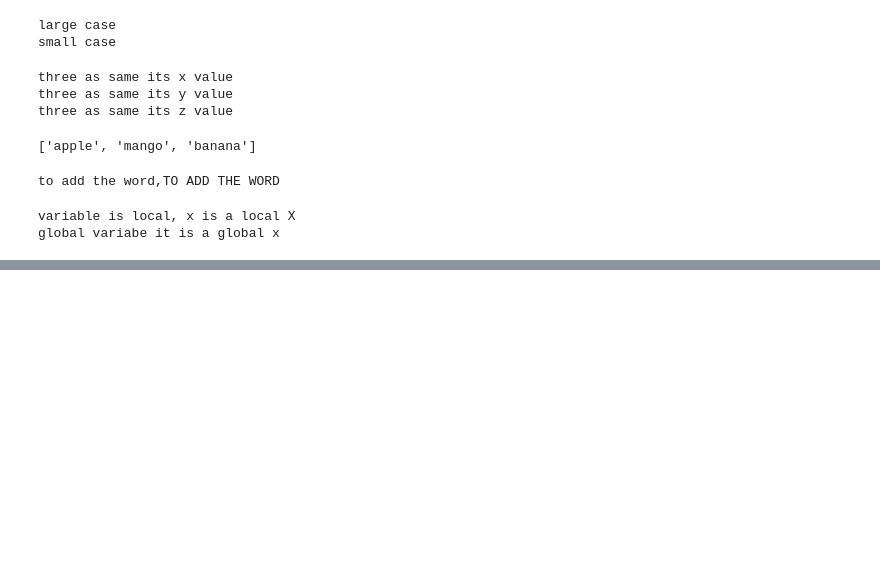
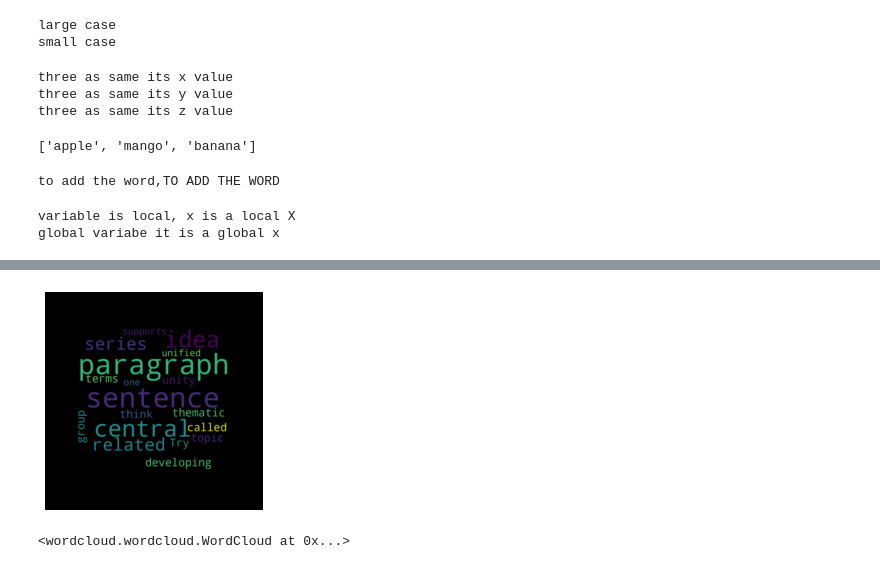
Before and after one commit to dj21-vicky21/python, a Jupyter notebook: W3school.ipynb, the cells around one changed output, grey strips where cells are left out. Saved outputs shown, nothing was run; the diff lists cells and outputs as text; code cells hidden in the pictures; blank space fills up the shorter version.

```diff
--- a/W3school.ipynb
+++ b/W3school.ipynb
@@ -84,0 +113,21 @@ global variabe it is a global x
+# %%
+from wordcloud import WordCloud,STOPWORDS
+import matplotlib.pyplot as plt
+from PIL import Image
+import numpy as np
+
+txt = "A paragraph is a series of related sentences developing a central idea, called the topic. Try to think about paragraphs in terms of thematic unity: a paragraph is a sentence or a group of sentences that supports one central, unified idea."
+
+
+img_mask = np.array(Image.open("—Pngtree—tree clipart cartoon forest material_5563894.png"))
+
+wordcloud = WordCloud(mask=img_mask, width = 450,height = 550 ,stopwords = STOPWORDS).generate(txt)
+
+plt.imshow(wordcloud,interpolation = "bilinear")
+plt.axis("off")
+plt.margins(x=0,y=0)
+plt.show()
+wordcloud.to_file("masked_tree.png")
+# %% [output]
+[figure, added]
+<wordcloud.wordcloud.WordCloud at 0x...>
```
Also changed, not shown: parts of 12 cells of this notebook.
